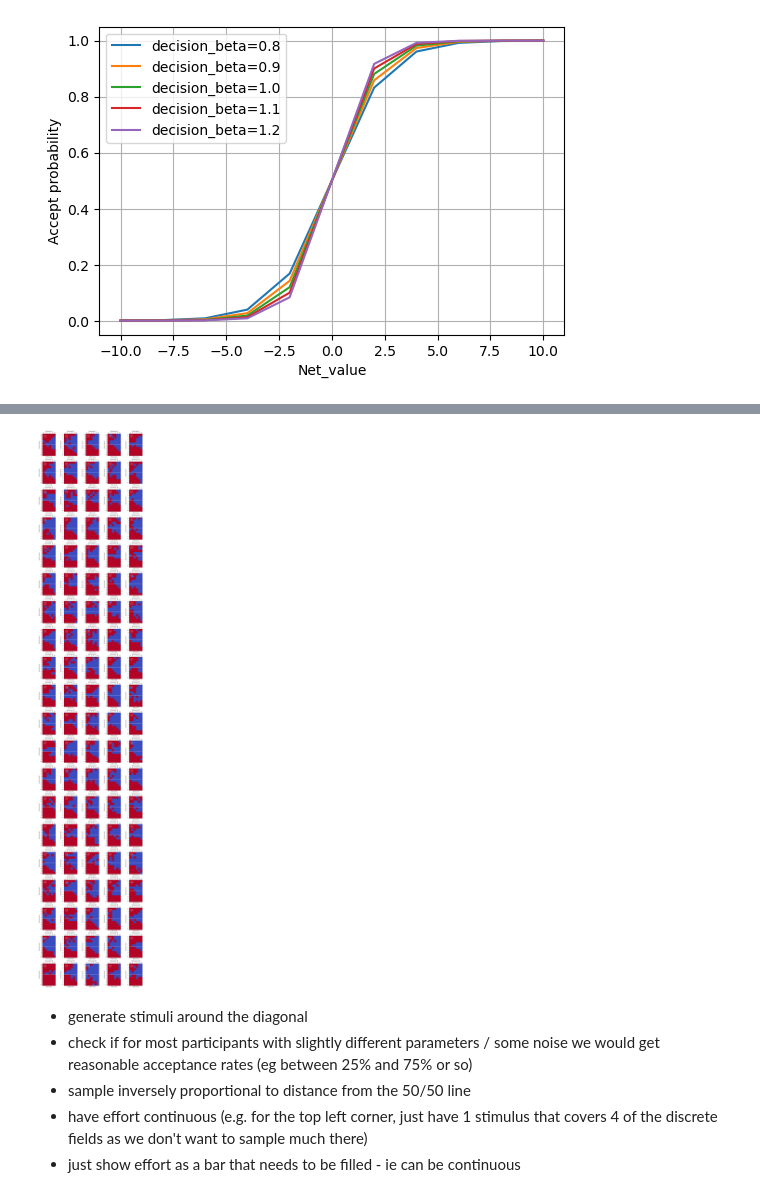
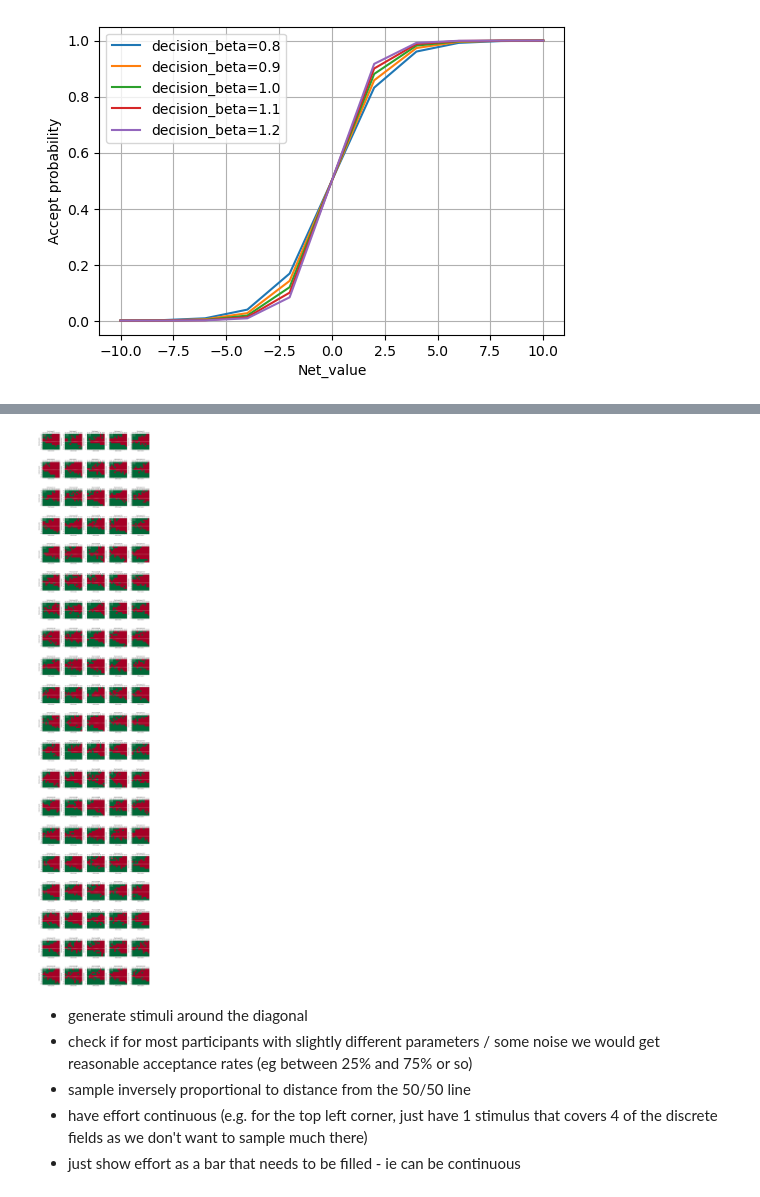
Before and after one commit to MajaFriedemann/reward-effort-task, a Jupyter notebook: simulate-task.ipynb, the cells around one changed output, grey strips where cells are left out. Saved outputs shown, nothing was run; the diff lists cells and outputs as text; code cells hidden in the pictures.

```diff
--- a/simulate-task.ipynb
+++ b/simulate-task.ipynb
@@ -21,7 +21,7 @@ num_participants = 100
 # Specify mean and sd of parameters
 alpha_mean, alpha_std = 0.9, 0.05
 lambda_mean, lambda_std = 2.0, 0.2
-k_mean, k_std = 0.1, 0.02
+k_mean, k_std = 0.11, 0.02
 
 # Generate parameters from normal distributions
 alpha_values = np.random.normal(alpha_mean, alpha_std, num_participants)
@@ -29,8 +29,8 @@ lambda_values = np.random.normal(lambda_mean, lambda_std, num_participants)
 k_values = np.random.normal(k_mean, k_std, num_participants)
 
 # Ensure parameters are within a reasonable range
-alpha_values = np.clip(alpha_values, 0, 1)
-lambda_values = np.clip(lambda_values, 1, 3)
+alpha_values = np.clip(alpha_values, 0.7, 1.2)
+lambda_values = np.clip(lambda_values, 1.5, 2.5)
 k_values = np.clip(k_values, 0, 1)
 
 
@@ -67,21 +67,21 @@ def calculate_net_value(outcome, effort, alpha, k, lambda_):
 
 
 # Plot the net value function for different ks at different effort levels, fixing alpha and lambda at their mean values
-plot_ks = np.linspace(0.04, 0.14, 6)  # different values for k
-fig, axes = plt.subplots(nrows=2, ncols=3, figsize=(13, 6), sharex=True, sharey=True)
+plot_ks = np.linspace(0.06, 0.16, 5)  # different values for k
+fig, axes = plt.subplots(nrows=3, ncols=4, figsize=(14, 8), sharex=True, sharey=True)
 axes = axes.flatten()
 for i, plot_effort in enumerate(effort_levels):
     ax = axes[i]
     for plot_k in plot_ks:
         net_values = [calculate_net_value(outcome, plot_effort, alpha_mean, plot_k, lambda_mean) for outcome in outcome_levels]
         ax.plot(outcome_levels, net_values, label=f'k={plot_k:.2f}')
-    ax.set_title(f'Effort = {plot_effort}')
+    ax.set_title(f'Effort = {(plot_effort*10).astype(int)}%')
     ax.set_xlabel('Outcome')
     ax.set_ylabel('Net Value')
     ax.axhline(0, color='black', lw=1, linestyle='--')
     ax.grid(True)
     if i == 0:
-        fig.legend(loc='center left', bbox_to_anchor=(1.0, 0.5), title="k values")
+        fig.legend(loc='center left', bbox_to_anchor=(0.96, 0.85), title="k values")
 plt.tight_layout(rect=[0, 0, 0.95, 1])
 plt.show()
 # %% [output]
@@ -89,6 +89,6 @@ plt.show()
 # %%
 # Logistic function to get choice probabilities
-decision_beta = 0.9
+decision_beta = 1
 def logistic_choice_prob(net_value, decision_beta):
     return 1 / (1 + np.exp(-decision_beta * net_value))
 
@@ -138,20 +138,17 @@ acceptance_rates = responses.mean(axis=1)
 # reshaped acceptance_matrix is a 2D array where rows represent different outcome levels and columns represent different effort levels
 acceptance_matrix = acceptance_rates.reshape(len(outcome_levels), len(effort_levels))
 
-fig, ax = plt.subplots(figsize=(8, 8))
-cax = ax.matshow(acceptance_matrix, interpolation='nearest', cmap='coolwarm')
+fig, ax = plt.subplots(figsize=(9, 6))
+cax = ax.matshow(acceptance_matrix, interpolation='nearest', cmap='RdYlGn')
 fig.colorbar(cax)
 
 ax.set_xticks(np.arange(len(effort_levels)))
 ax.set_yticks(np.arange(len(outcome_levels)))
-ax.set_xticklabels(effort_levels.astype(int))
+ax.set_xticklabels((effort_levels*10).astype(int))
 ax.set_yticklabels(outcome_levels.astype(int))
 ax.invert_yaxis()
-
-# Add dotted horizontal lines at the positions for outcome = 2 and outcome = -2
 lowest_reward_index = np.where(outcome_levels == 2)[0][0]
 ax.axhline(lowest_reward_index - 0.5, color='white', linestyle='--', linewidth=3)
-
 
 plt.xlabel('Effort Levels')
 plt.ylabel('Outcome Levels')
@@ -199,46 +196,43 @@ plt.show()
 # %%
 # Visualizing the acceptance rates for each participant separately
-num_cols = 5  # Number of plots per row
+num_cols = 5
 num_rows = num_participants // num_cols + (1 if num_participants % num_cols else 0)
 
 fig, axes = plt.subplots(num_rows, num_cols, figsize=(16, num_rows * 4))
 
 for participant_idx in range(num_participants):
     row = participant_idx // num_cols
     col = participant_idx % num_cols
 
     ax = axes[row, col] if num_rows > 1 else axes[col]
 
     participant_responses = responses[:, participant_idx]
-    acceptance_matrix = participant_responses.reshape(len(outcome_levels), len(effort_levels))
+    participant_acceptance_matrix = participant_responses.reshape(len(outcome_levels), len(effort_levels))
 
-    cax = ax.matshow(acceptance_matrix, interpolation='nearest', cmap='coolwarm')
+    cax = ax.matshow(participant_acceptance_matrix, interpolation='nearest', cmap='RdYlGn')
 
     ax.set_xticks(np.arange(len(effort_levels)))
     ax.set_yticks(np.arange(len(outcome_levels)))
-    ax.set_xticklabels(effort_levels.astype(int))
+    ax.set_xticklabels((effort_levels*10).astype(int))
     ax.set_yticklabels(outcome_levels.astype(int))
     ax.invert_yaxis()
-
-    # Add dotted horizontal lines at the positions for outcome = 2 and outcome = -2
     lowest_reward_index = np.where(outcome_levels == 2)[0][0]
     ax.axhline(lowest_reward_index - 0.5, color='white', linestyle='--', linewidth=2)
 
     ax.set_xlabel('Effort Levels')
     ax.set_ylabel('Outcome Levels')
     ax.set_title(f'Participant {participant_idx + 1}')
 
     # Print participant parameters
     params_text = (f"α={alpha_values[participant_idx]:.2f} \n"
                    f"k={k_values[participant_idx]:.2f} \n"
                    f"λ={lambda_values[participant_idx]:.2f}")
     ax.text(0, len(outcome_levels) - 2, params_text, color='white', fontsize=8)
 
-# Adjust layout
 plt.tight_layout()
 plt.show()
 # %% [output]
-[figure, old version]
+[figure, new version]
 # %% [markdown]
 - generate stimuli around the diagonal
 - check if for most participants with slightly different parameters / some noise we would get reasonable acceptance rates (eg between 25% and 75% or so)
```
Also changed, not shown: parts of 6 cells of this notebook.
